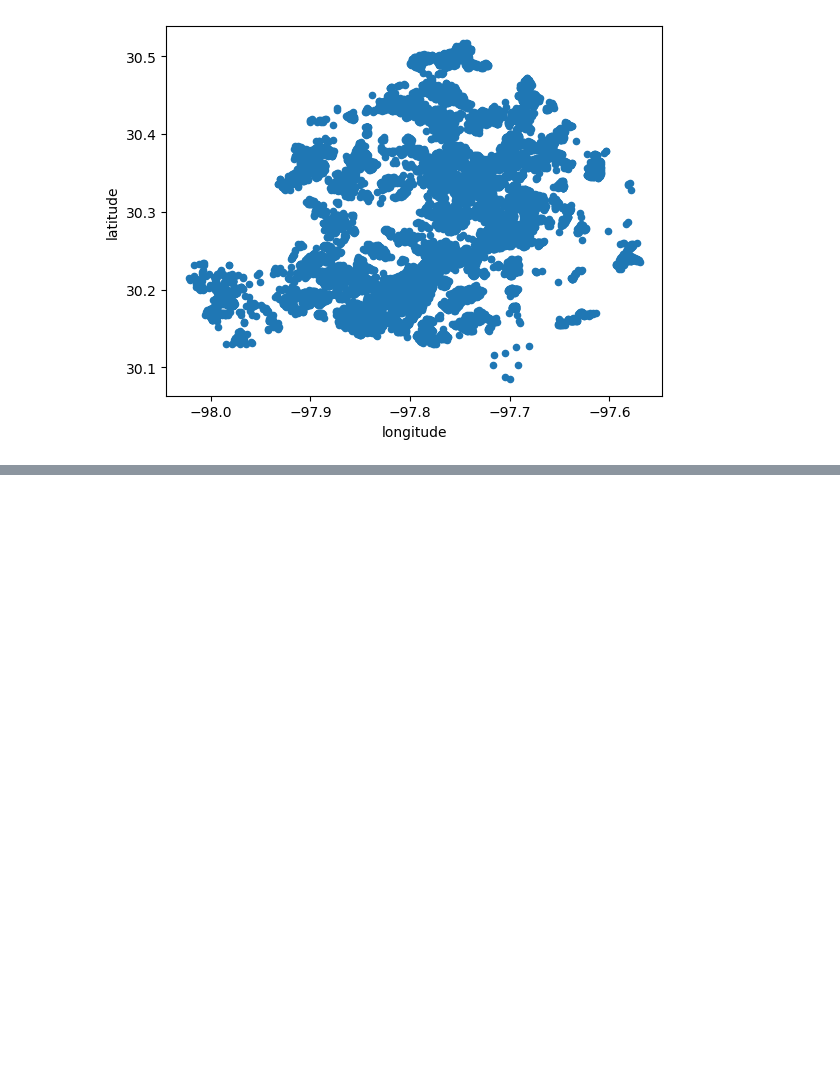
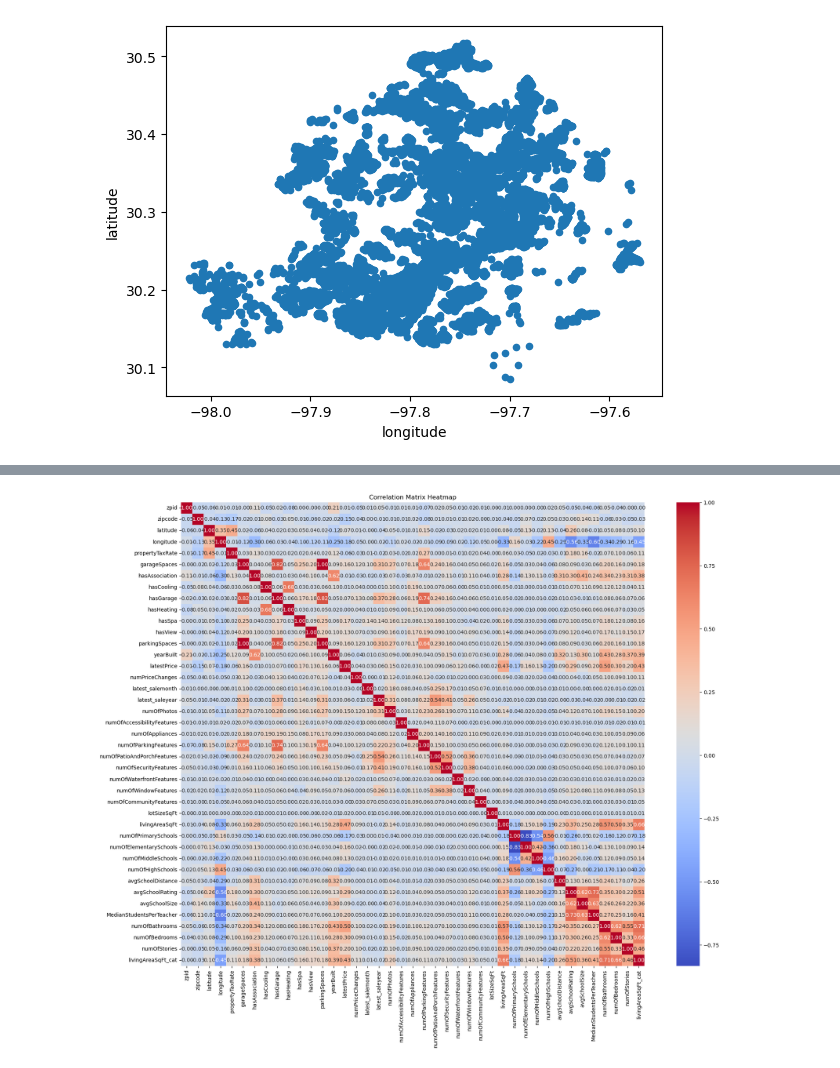
Before and after one commit to ojw92/HandsonML, a Jupyter notebook: ch2.ipynb, the cells around one changed output, grey strips where cells are left out. Cells and saved outputs as stored; diff of their text form; code cells hidden in the pictures; blank space fills up the shorter version.

```diff
--- a/ch2.ipynb
+++ b/ch2.ipynb
@@ -354,0 +358,4 @@ plt.legend()
+# %%
+# Remove all textual data before creating correlation matrix
+corr_columns = [col for col in df.columns if col not in ['city', 'streetAddress', 'description', 'homeType', 'latest_saledate', 'latestPriceSource', 'homeImage']]
+corr_matrix = df.loc[:, corr_columns].corr()
@@ -354,0 +383,15 @@ plt.legend()
+# %%
+# Plot heatmap of correlation matrix
+plt.figure(figsize=(22, 16))
+sns.heatmap(
+    corr_matrix,
+    annot=True,          # show correlation values
+    fmt=".2f",           # format decimal places
+    cmap="coolwarm",     # color scheme
+    cbar=True,
+    square=True
+)
+plt.title("Correlation Matrix Heatmap", fontsize=12)
+plt.show()
+# %% [output]
+[figure, added]
```
Also changed, not shown: parts of 15 cells of this notebook.
